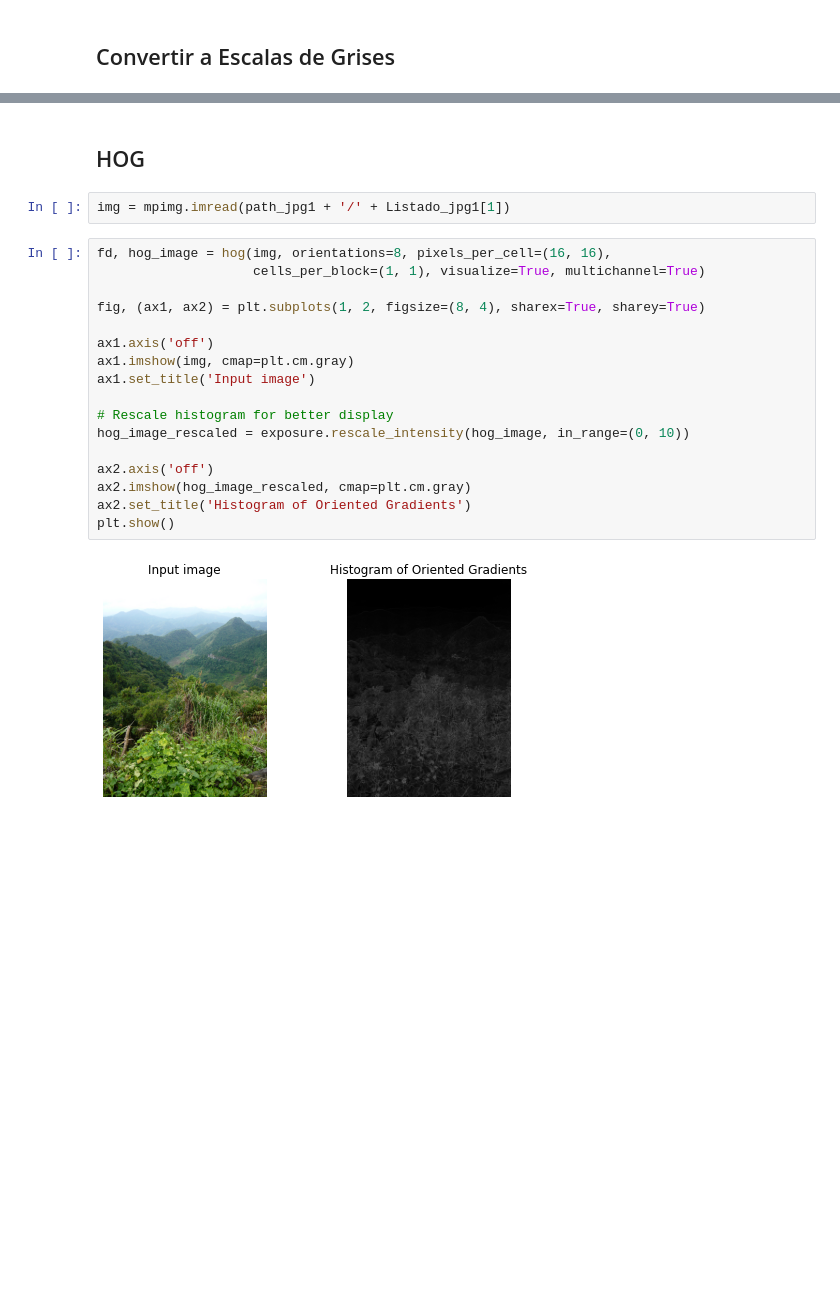
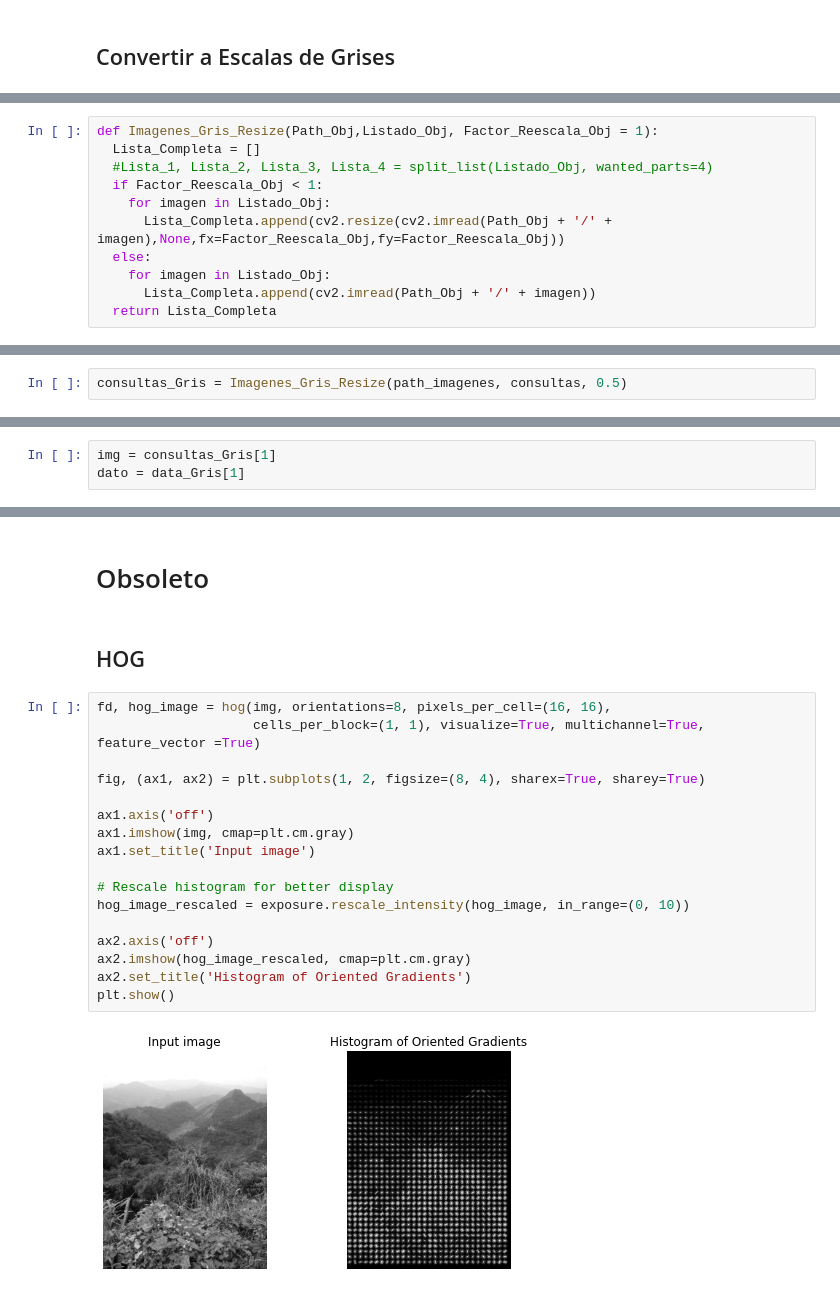
Before and after one commit to DiegoPincheiraIb/EL5206_Assignments, a Jupyter notebook: Proyecto-Imagenes/Proyecto_Imagenes.ipynb, the cells around one changed output, grey strips where cells are left out. Saved outputs shown, nothing was run; the diff lists cells and outputs as text; blank space fills up the shorter version.

```diff
--- a/Proyecto-Imagenes/Proyecto_Imagenes.ipynb
+++ b/Proyecto-Imagenes/Proyecto_Imagenes.ipynb
@@ -76,0 +123,11 @@ for imagen in Listado_Impostor:
+# %%
+def Imagenes_Gris_Resize(Path_Obj,Listado_Obj, Factor_Reescala_Obj = 1):
+  Lista_Completa = []
+  #Lista_1, Lista_2, Lista_3, Lista_4 = split_list(Listado_Obj, wanted_parts=4)
+  if Factor_Reescala_Obj < 1:
+    for imagen in Listado_Obj:
+      Lista_Completa.append(cv2.resize(cv2.imread(Path_Obj + '/' + imagen),None,fx=Factor_Reescala_Obj,fy=Factor_Reescala_Obj))
+  else:
+    for imagen in Listado_Obj:
+      Lista_Completa.append(cv2.imread(Path_Obj + '/' + imagen))
+  return Lista_Completa
@@ -76,0 +138,2 @@ for imagen in Listado_Impostor:
+# %%
+consultas_Gris = Imagenes_Gris_Resize(path_imagenes, consultas, 0.5)
@@ -76,0 +172,3 @@ for imagen in Listado_Impostor:
+# %%
+img = consultas_Gris[1]
+dato = data_Gris[1]
@@ -77,23 +246,23 @@ for imagen in Listado_Impostor:
+# %% [markdown]
+# Obsoleto
 # %% [markdown]
 ## HOG
-# %%
-img = mpimg.imread(path_jpg1 + '/' + Listado_jpg1[1])
 # %%
 fd, hog_image = hog(img, orientations=8, pixels_per_cell=(16, 16),
-                    cells_per_block=(1, 1), visualize=True, multichannel=True)
+                    cells_per_block=(1, 1), visualize=True, multichannel=True, feature_vector =True)
 
 fig, (ax1, ax2) = plt.subplots(1, 2, figsize=(8, 4), sharex=True, sharey=True)
 
 ax1.axis('off')
 ax1.imshow(img, cmap=plt.cm.gray)
 ax1.set_title('Input image')
 
 # Rescale histogram for better display
 hog_image_rescaled = exposure.rescale_intensity(hog_image, in_range=(0, 10))
 
 ax2.axis('off')
 ax2.imshow(hog_image_rescaled, cmap=plt.cm.gray)
 ax2.set_title('Histogram of Oriented Gradients')
 plt.show()
 # %% [output]
-[figure, old version]
+[figure, new version]
```
Also changed, not shown: parts of 51 cells of this notebook.
